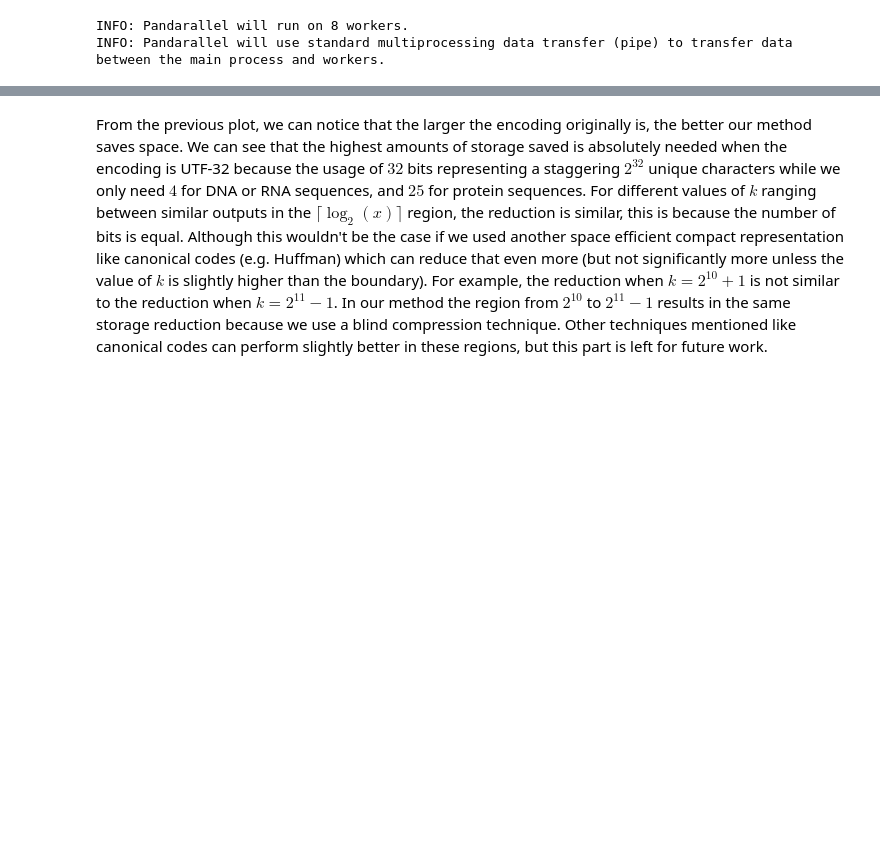
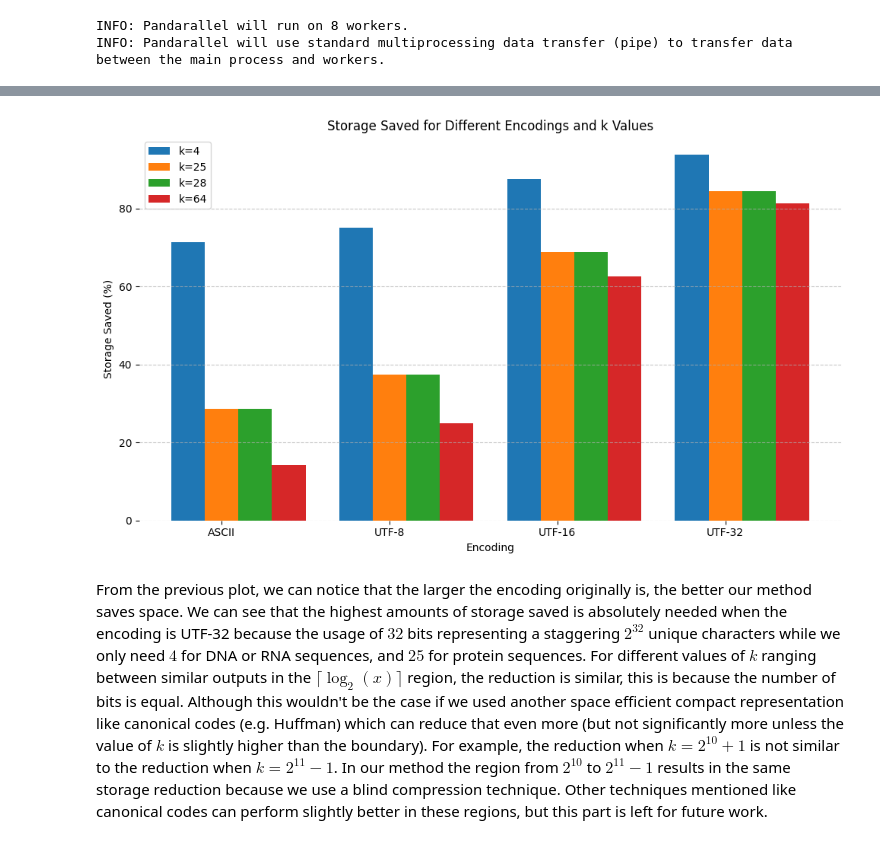
Before and after one commit to OmarMDiab/Optimizing-Protein-Database, a Jupyter notebook: try.ipynb, the cells around one changed output, grey strips where cells are left out. Drawn from its saved outputs; the diff is of its cells as text; code cells hidden in the pictures; blank space fills up the shorter version.

```diff
--- a/try.ipynb
+++ b/try.ipynb
@@ -264,2 +125,6 @@ plt.show()
+# %%
+plot_storage_saved_for_each_encoding()
+# %% [output]
+[figure, added]
 # %% [markdown]
 From the previous plot, we can notice that the larger the encoding originally is, the better our method saves space. We can see that the highest amounts of storage saved is absolutely needed when the encoding is UTF-32 because the usage of $32$ bits representing a staggering $2^{32}$ unique characters while we only need $4$ for DNA or RNA sequences, and $25$ for protein sequences. For different values of $k$ ranging between similar outputs in the $\lceil \log_2(x) \rceil$ region, the reduction is similar, this is because the number of bits is equal. Although this wouldn't be the case if we used another space efficient compact representation like canonical codes (e.g. Huffman) which can reduce that even more (but not significantly more unless the value of $k$ is slightly higher than the boundary). For example, the reduction when $k=2^{10} + 1$ is not similar to the reduction when $k=2^{11} - 1$. In our method the region from $2^{10}$ to $2^{11}-1$ results in the same storage reduction because we use a blind compression technique. Other techniques mentioned like canonical codes can perform slightly better in these regions, but this part is left for future work.
```
Also changed, not shown: parts of 8 cells of this notebook, 2 other files.
